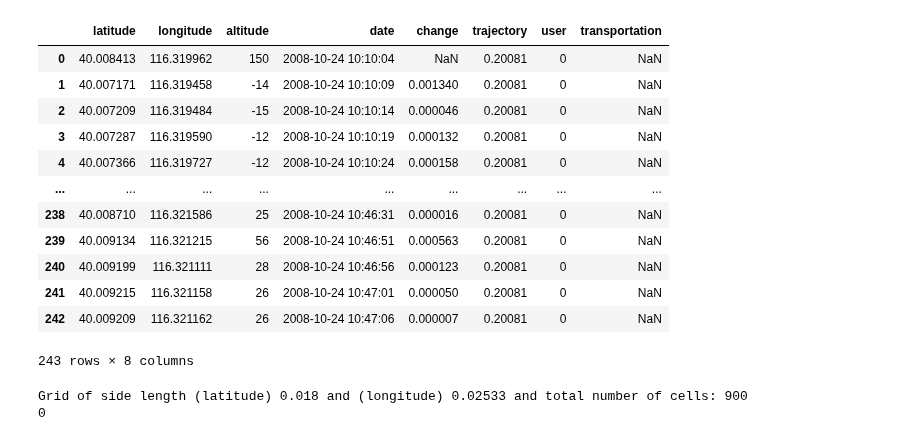
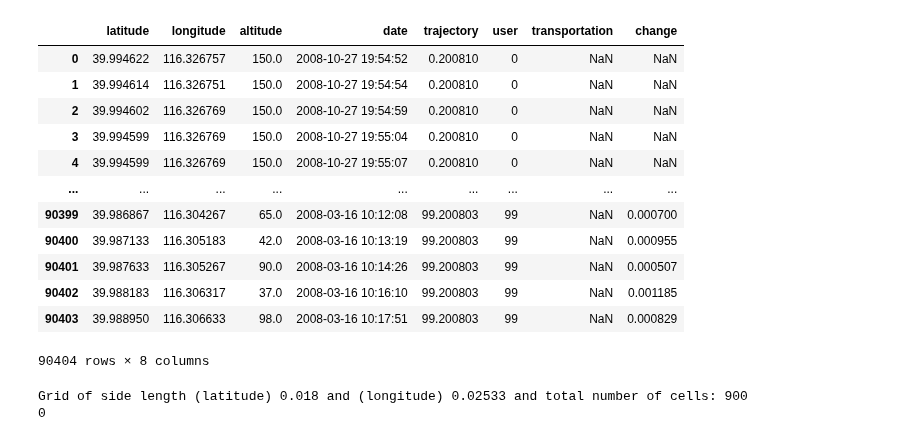
Before and after one commit to svensesen/Beijing-Topo, a Jupyter notebook: rav graphification attempt.ipynb, the cells around one changed output. Drawn from its saved outputs; the diff is of its cells as text; code cells hidden in the pictures.

```diff
--- a/rav graphification attempt.ipynb
+++ b/rav graphification attempt.ipynb
@@ -11,43 +11,43 @@ from datetime import datetime, timedelta
 import matplotlib.pyplot as plt
 from Graph import *
 # %%
-#df = pd.read_csv(".\\presets\\very_short.csv")
-df = pd.read_csv(".\\presets\\0.csv")
+df = pd.read_csv(".\\presets\\very_short.csv")
+#df = pd.read_csv(".\\presets\\0.csv")
 
-tra0 = df["trajectory"].unique()[0]
-dft0 = df[df["trajectory"] == tra0]
+# tra0 = df["trajectory"].unique()[0]
+# dft0 = df[df["trajectory"] == tra0]
 
-tra1 = df["trajectory"].unique()[1]
-dft1 = df[df["trajectory"] == tra1]
+# tra1 = df["trajectory"].unique()[1]
+# dft1 = df[df["trajectory"] == tra1]
 
-dft01 = df[df["trajectory"].isin([tra0, tra1])]
+# dft01 = df[df["trajectory"].isin([tra0, tra1])]
 
-df = dft1
+# df = dft1
 
 #(possibly) cropping the data to the city borders:
 if crop_to_borders:
     mask_north = df['latitude'] <= CITY_BORDERS[0]
     mask_south = df['latitude'] >= CITY_BORDERS[1]
     mask_east = df['longitude'] <= CITY_BORDERS[3]
     mask_west = df['longitude'] >= CITY_BORDERS[2]
     mask_all = mask_north & mask_south & mask_east & mask_west
     df = df[mask_all].reset_index(drop=True)
 
 df
 # %% [output]
-|  | latitude | longitude | altitude | date | change | trajectory | user | transportation |
-| 0 | 40.008413 | 116.319962 | 150 | 2008-10-24 10:10:04 | NaN | 0.20081 | 0 | NaN |
-| 1 | 40.007171 | 116.319458 | -14 | 2008-10-24 10:10:09 | 0.001340 | 0.20081 | 0 | NaN |
-| 2 | 40.007209 | 116.319484 | -15 | 2008-10-24 10:10:14 | 0.000046 | 0.20081 | 0 | NaN |
-| 3 | 40.007287 | 116.319590 | -12 | 2008-10-24 10:10:19 | 0.000132 | 0.20081 | 0 | NaN |
-| 4 | 40.007366 | 116.319727 | -12 | 2008-10-24 10:10:24 | 0.000158 | 0.20081 | 0 | NaN |
+|  | latitude | longitude | altitude | date | trajectory | user | transportation | change |
+| 0 | 39.994622 | 116.326757 | 150.0 | 2008-10-27 19:54:52 | 0.200810 | 0 | NaN | NaN |
+| 1 | 39.994614 | 116.326751 | 150.0 | 2008-10-27 19:54:54 | 0.200810 | 0 | NaN | NaN |
+| 2 | 39.994602 | 116.326769 | 150.0 | 2008-10-27 19:54:59 | 0.200810 | 0 | NaN | NaN |
+| 3 | 39.994599 | 116.326769 | 150.0 | 2008-10-27 19:55:04 | 0.200810 | 0 | NaN | NaN |
+| 4 | 39.994599 | 116.326769 | 150.0 | 2008-10-27 19:55:07 | 0.200810 | 0 | NaN | NaN |
 | ... | ... | ... | ... | ... | ... | ... | ... | ... |
-| 238 | 40.008710 | 116.321586 | 25 | 2008-10-24 10:46:31 | 0.000016 | 0.20081 | 0 | NaN |
-| 239 | 40.009134 | 116.321215 | 56 | 2008-10-24 10:46:51 | 0.000563 | 0.20081 | 0 | NaN |
-| 240 | 40.009199 | 116.321111 | 28 | 2008-10-24 10:46:56 | 0.000123 | 0.20081 | 0 | NaN |
-| 241 | 40.009215 | 116.321158 | 26 | 2008-10-24 10:47:01 | 0.000050 | 0.20081 | 0 | NaN |
-| 242 | 40.009209 | 116.321162 | 26 | 2008-10-24 10:47:06 | 0.000007 | 0.20081 | 0 | NaN |
+| 90399 | 39.986867 | 116.304267 | 65.0 | 2008-03-16 10:12:08 | 99.200803 | 99 | NaN | 0.000700 |
+| 90400 | 39.987133 | 116.305183 | 42.0 | 2008-03-16 10:13:19 | 99.200803 | 99 | NaN | 0.000955 |
+| 90401 | 39.987633 | 116.305267 | 90.0 | 2008-03-16 10:14:26 | 99.200803 | 99 | NaN | 0.000507 |
+| 90402 | 39.988183 | 116.306317 | 37.0 | 2008-03-16 10:16:10 | 99.200803 | 99 | NaN | 0.001185 |
+| 90403 | 39.988950 | 116.306633 | 98.0 | 2008-03-16 10:17:51 | 99.200803 | 99 | NaN | 0.000829 |
-243 rows × 8 columns
+90404 rows × 8 columns
 # %%
 #Cell and Grid classes for dividing up the city into a grid
 
```
Also changed, not shown: parts of 7 cells of this notebook, 1 other file.
